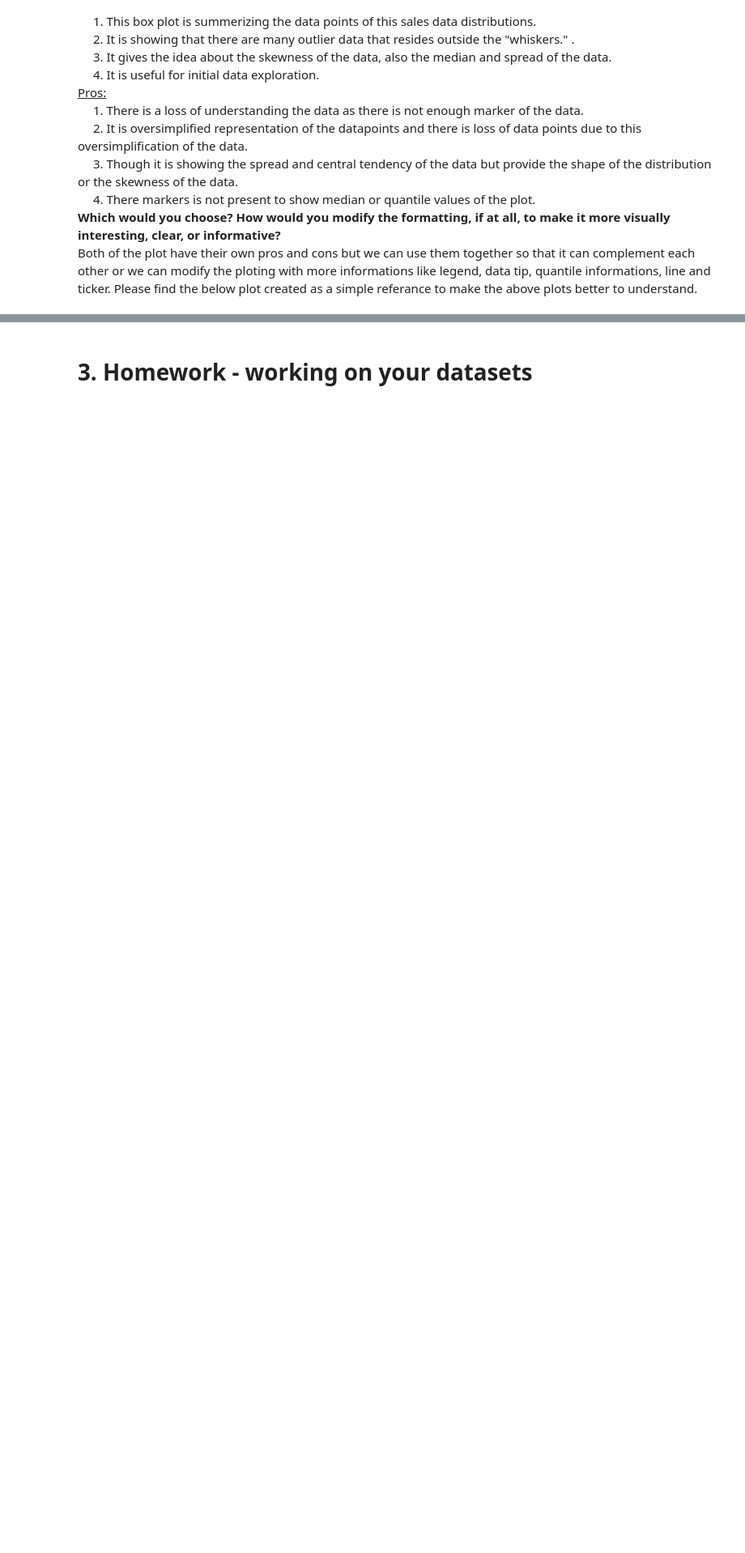
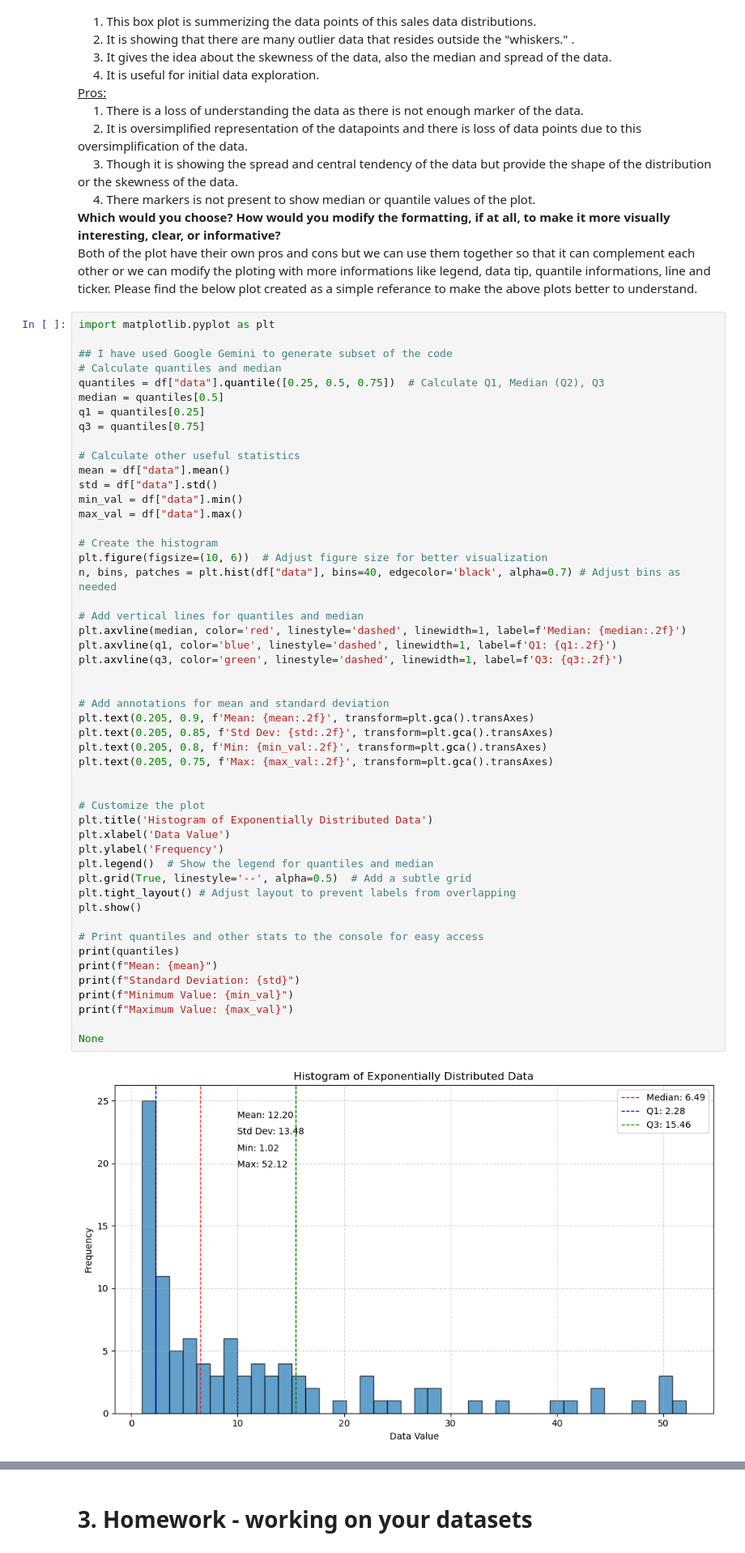
Before and after one commit to misrakm/BU, a Jupyter notebook: OMDS-ModB2-Week4-Misra-Koushikinath.ipynb, the cells around one changed output, grey strips where cells are left out. Shown at 81% size. Saved outputs shown, nothing was run; the diff lists cells and outputs as text; blank space fills up the shorter version.

```diff
--- a/OMDS-ModB2-Week4-Misra-Koushikinath.ipynb
+++ b/OMDS-ModB2-Week4-Misra-Koushikinath.ipynb
@@ -59,3 +59,55 @@ df.plot.box()
 
 <b>Which would you choose? How would you modify the formatting, if at all, to make it more visually interesting, clear, or informative?</b>
 <br> Both of the plot have their own pros and cons but we can use them together so that it can complement each other or we can modify the ploting with more informations like legend, data tip, quantile informations, line and ticker. Please find the below plot created as a simple referance to make the above plots better to understand.
+# %%
+import matplotlib.pyplot as plt
+
+## I have used Google Gemini to generate subset of the code
+# Calculate quantiles and median
+quantiles = df["data"].quantile([0.25, 0.5, 0.75])  # Calculate Q1, Median (Q2), Q3
+median = quantiles[0.5]
+q1 = quantiles[0.25]
+q3 = quantiles[0.75]
+
+# Calculate other useful statistics
+mean = df["data"].mean()
+std = df["data"].std()
+min_val = df["data"].min()
+max_val = df["data"].max()
+
+# Create the histogram
+plt.figure(figsize=(10, 6))  # Adjust figure size for better visualization
+n, bins, patches = plt.hist(df["data"], bins=40, edgecolor='black', alpha=0.7) # Adjust bins as needed
+
+# Add vertical lines for quantiles and median
+plt.axvline(median, color='red', linestyle='dashed', linewidth=1, label=f'Median: {median:.2f}')
+plt.axvline(q1, color='blue', linestyle='dashed', linewidth=1, label=f'Q1: {q1:.2f}')
+plt.axvline(q3, color='green', linestyle='dashed', linewidth=1, label=f'Q3: {q3:.2f}')
+
+
+# Add annotations for mean and standard deviation
+plt.text(0.205, 0.9, f'Mean: {mean:.2f}', transform=plt.gca().transAxes)
+plt.text(0.205, 0.85, f'Std Dev: {std:.2f}', transform=plt.gca().transAxes)
+plt.text(0.205, 0.8, f'Min: {min_val:.2f}', transform=plt.gca().transAxes)
+plt.text(0.205, 0.75, f'Max: {max_val:.2f}', transform=plt.gca().transAxes)
+
+
+# Customize the plot
+plt.title('Histogram of Exponentially Distributed Data')
+plt.xlabel('Data Value')
+plt.ylabel('Frequency')
+plt.legend()  # Show the legend for quantiles and median
+plt.grid(True, linestyle='--', alpha=0.5)  # Add a subtle grid
+plt.tight_layout() # Adjust layout to prevent labels from overlapping
+plt.show()
+
+# Print quantiles and other stats to the console for easy access
+print(quantiles)
+print(f"Mean: {mean}")
+print(f"Standard Deviation: {std}")
+print(f"Minimum Value: {min_val}")
+print(f"Maximum Value: {max_val}")
+
+None
+# %% [output]
+[figure, added]
```
Also changed, not shown: parts of 3 cells of this notebook.
